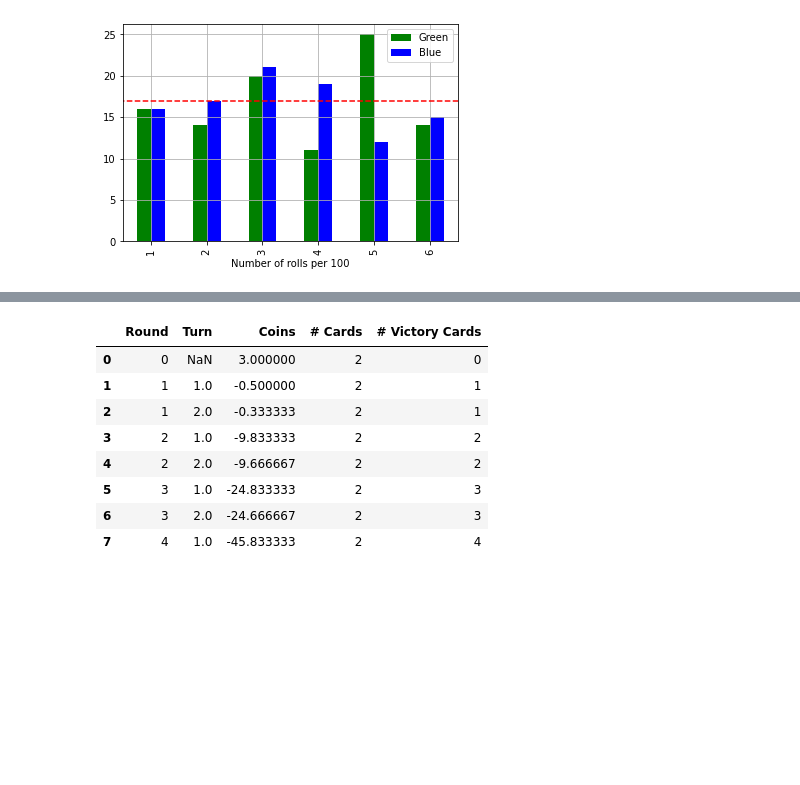
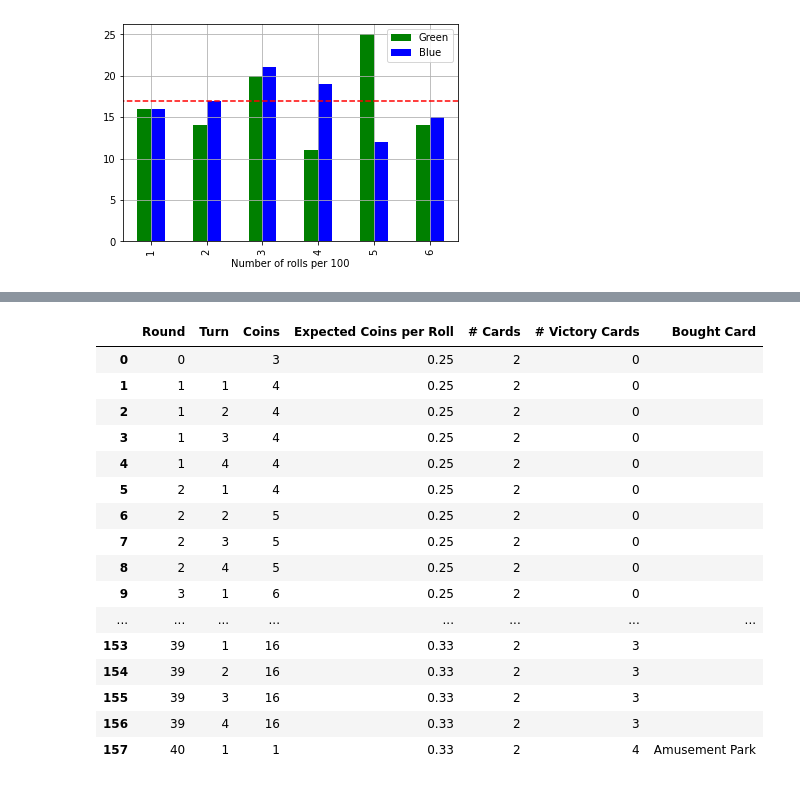
Before and after one commit to brcrista/Machi-Koro-Analysis, a Jupyter notebook: src/analysis.ipynb, the cells around one changed output, grey strips where cells are left out. Cells and saved outputs as stored; diff of their text form; code cells hidden in the pictures; blank space fills up the shorter version.

Commit message:
Evaluate strategies (#7)

```diff
--- a/src/analysis.ipynb
+++ b/src/analysis.ipynb
@@ -94,19 +94,19 @@ def analyze_cards(two_dice: bool):
     })
 
 color_map = {
-    cards.Color.RED:    "hsl(0, 65%, 80%)",
+    cards.Color.RED:    "hsl(0,   65%, 80%)",
     cards.Color.GREEN:  "hsl(105, 65%, 80%)",
     cards.Color.BLUE:   "hsl(210, 65%, 80%)",
     cards.Color.PURPLE: "hsl(256, 65%, 80%)",
-    cards.Color.GOLD:   "white"
+    cards.Color.GOLD:   "hsl(50,  65%, 80%)"
 }
 
-def color_by_card(series):
-    card = [c for c in cards.distinct_cards if c.name == series["Card"]][0]
-    color = color_map[card.color]
-    return [f"background: {color}"] * len(series)
+def format_card_analysis(card_analysis: pd.DataFrame):
+    def color_by_card(series):
+        card = [c for c in cards.distinct_cards if c.name == series["Card"]][0]
+        color = color_map[card.color]
+        return [f"background: {color}"] * len(series)
 
-def format_card_analysis(card_analysis: pd.DataFrame):
     return card_analysis.style \
         .format({
             "Expected coins per roll (2p)": "{:.2f}",
@@ -216,13 +213,43 @@ buy_nothing = list(zip(itertools.repeat(False), [
+# %%
+def format_strategy_simulation(strategy_simulation: pd.DataFrame):
+    def color_by_card(series):
+        bought_card = series["Bought Card"]
+        if bought_card is None:
+            return [""] * len(series)
+        else:
+            card = [c for c in cards.distinct_cards if c == bought_card][0]
+            color = color_map[card.color]
+            return [f"background: {color}"] * len(series)
+
+    return strategy_simulation.style \
+        .format({
+            "Round": int,
+            "Turn": int,
+            "Coins": round,
+            "Expected Coins per Roll": "{:.2f}",
+            "# Cards": int,
+            "# Victory Cards": int,
+            "Bought Card": lambda x: "" if x is None else x.name
+        }, na_rep="") \
+        .apply(color_by_card, axis=1)
 # %%
 reload(strategies)
-strategies.simulate(strategies.to_strategy(buy_nothing), num_players=2)
+format_strategy_simulation(strategies.simulate(strategies.buy_nothing, num_players=4))
 # %% [output]
-|  | Round | Turn | Coins | # Cards | # Victory Cards |
-| 0 | 0 | NaN | 3.000000 | 2 | 0 |
-| 1 | 1 | 1.0 | -0.500000 | 2 | 1 |
-| 2 | 1 | 2.0 | -0.333333 | 2 | 1 |
-| 3 | 2 | 1.0 | -9.833333 | 2 | 2 |
-| 4 | 2 | 2.0 | -9.666667 | 2 | 2 |
-| 5 | 3 | 1.0 | -24.833333 | 2 | 3 |
-| 6 | 3 | 2.0 | -24.666667 | 2 | 3 |
-| 7 | 4 | 1.0 | -45.833333 | 2 | 4 |
+|  | Round | Turn | Coins | Expected Coins per Roll | # Cards | # Victory Cards | Bought Card |
+| 0 | 0 |  | 3 | 0.25 | 2 | 0 |  |
+| 1 | 1 | 1 | 4 | 0.25 | 2 | 0 |  |
+| 2 | 1 | 2 | 4 | 0.25 | 2 | 0 |  |
+| 3 | 1 | 3 | 4 | 0.25 | 2 | 0 |  |
+| 4 | 1 | 4 | 4 | 0.25 | 2 | 0 |  |
+| 5 | 2 | 1 | 4 | 0.25 | 2 | 0 |  |
+| 6 | 2 | 2 | 5 | 0.25 | 2 | 0 |  |
+| 7 | 2 | 3 | 5 | 0.25 | 2 | 0 |  |
+| 8 | 2 | 4 | 5 | 0.25 | 2 | 0 |  |
+| 9 | 3 | 1 | 6 | 0.25 | 2 | 0 |  |
+| ... | ... | ... | ... | ... | ... | ... | ... |
+| 153 | 39 | 1 | 16 | 0.33 | 2 | 3 |  |
+| 154 | 39 | 2 | 16 | 0.33 | 2 | 3 |  |
+| 155 | 39 | 3 | 16 | 0.33 | 2 | 3 |  |
+| 156 | 39 | 4 | 16 | 0.33 | 2 | 3 |  |
+| 157 | 40 | 1 | 1 | 0.33 | 2 | 4 | Amusement Park |
```
Also changed, not shown: parts of 9 cells of this notebook, 2 other files.
